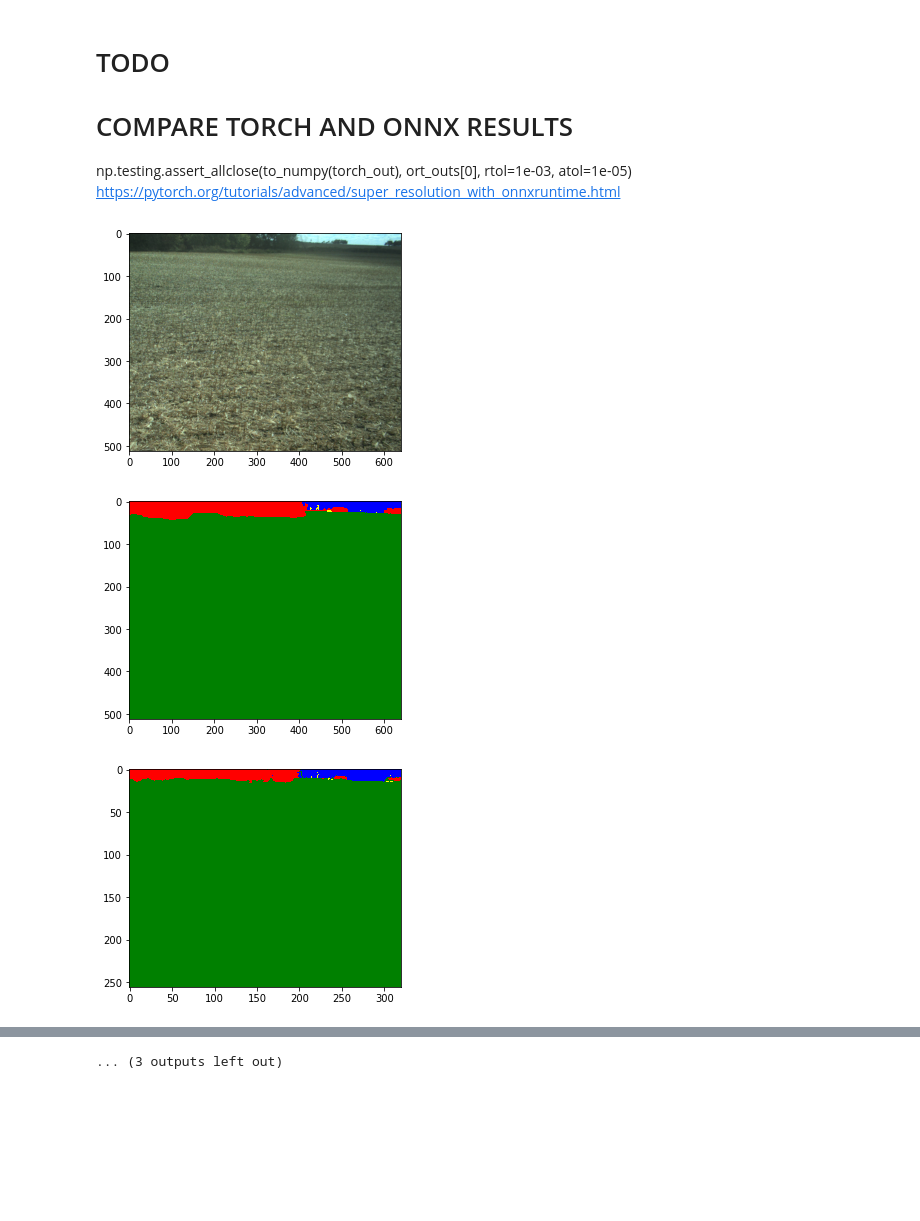
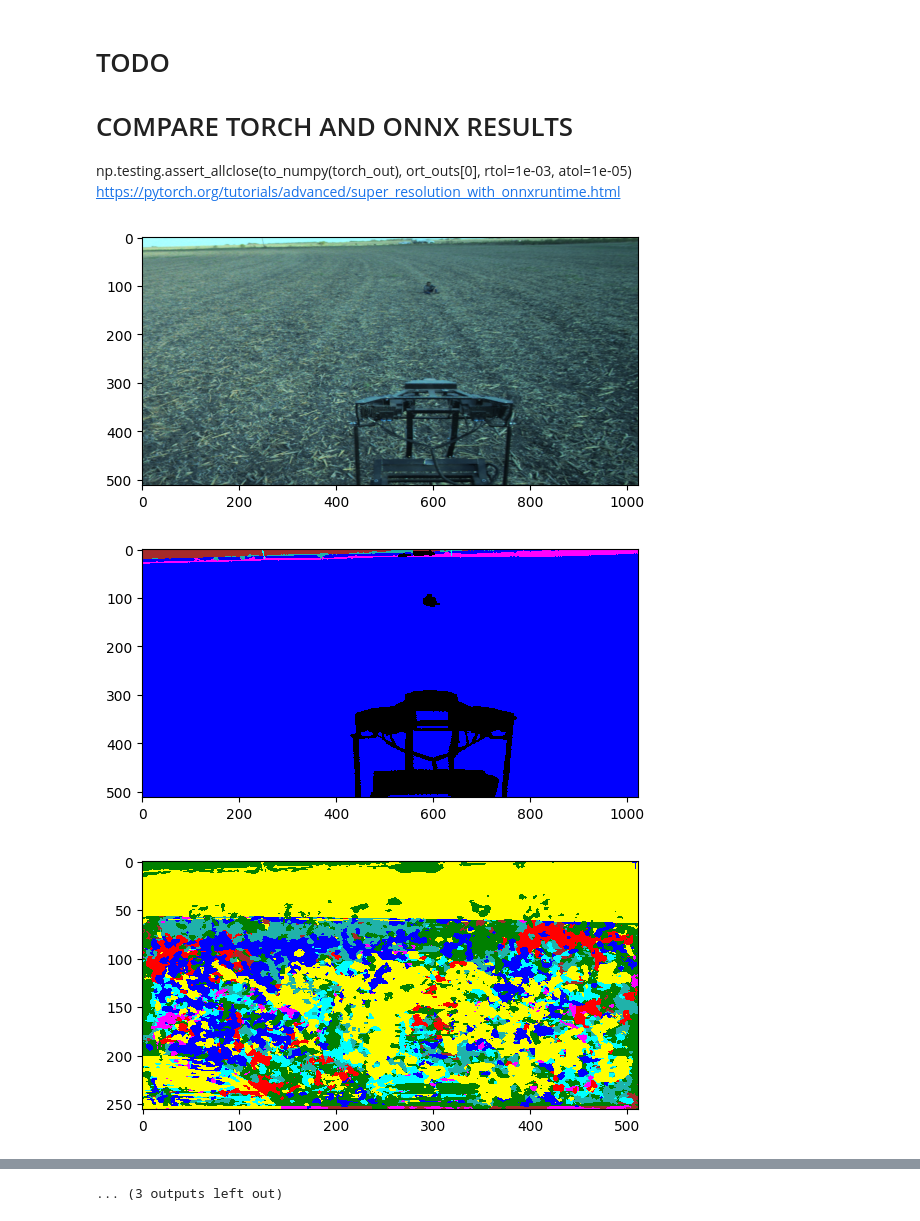
Before and after one commit to Alex17Li/scripts, a Jupyter notebook: notebooks/visualize_dataloader_and_onnx_output.ipynb, the cells around one changed output, grey strips where cells are left out. Cells and saved outputs as stored; diff of their text form; code cells hidden in the pictures; blank space fills up the shorter version.

```diff
--- a/notebooks/visualize_dataloader_and_onnx_output.ipynb
+++ b/notebooks/visualize_dataloader_and_onnx_output.ipynb
@@ -52,16 +79,3 @@ print(batch[0,0,::100,::100])
-# %%
-for i in range(2):
-    arr = x[i].detach().numpy().transpose(1,2,0)
-    plt.imshow(arr)
-    plt.show()
-    label = y[i][0].detach().numpy()
-    label_to_plot = np.where(label == 255, -1, label)
-    fig, ax = plt.subplots()
-    plt.imshow(label_to_plot, vmin=-1, vmax=9, interpolation='nearest')
-    plt.show()
-    # plt.imshow(label == 255)
-    # plt.colorbar()
-    # plt.show()
 # %%
 import onnx
 import onnxruntime
@@ -72,7 +86,7 @@ from dl.utils.colors import classlabels_viz_cmap, classlabels_viz_norm
 # onnx_path = '/mnt/sandbox1/ben.cline/data/20240110/exports/ds_v6_2_50k_nextvit_small_sample_2_dynamic_quarter_res_512_640.onnx'
 # onnx_path = '/mnt/sandbox1/ben.cline/data/20240110/exports/ds_v6_2_50k_efficientvit_l1_512_quarter_res_dynamic.onnx'
 # onnx_path = '/mnt/sandbox1/ben.cline/data/20240110/exports/ds_v6_2_10x_human_hundredth_trees_objects_birds_as_birds_1000x_lower_humans_100x_vehicles_512_640_20240301.onnx'
-onnx_path ='/mnt/sandbox1/alex.li/highres/bc_sandbox_2024/repvit_M1.5_512/bc_sandbox_2024_val_bestmodel.onnx'
+onnx_path ='/home/alexli/data/M1.5_512.onnx'
 onnx_model = onnx.load(onnx_path)
 onnx.checker.check_model(onnx_model)
 # %%
@@ -82,13 +96,13 @@ def to_numpy(tensor):
     return tensor.detach().cpu().numpy() if tensor.requires_grad else tensor.cpu().numpy()
 
 # compute ONNX Runtime output prediction
-ort_inputs = {ort_session.get_inputs()[0].name: to_numpy(x)}
+ort_inputs = {ort_session.get_inputs()[0].name: to_numpy(batch)}
 ort_outs = ort_session.run(None, ort_inputs)
 # %%
-if len(ort_outs) == 2:
-    ort_pred_labels = ort_outs[0]
-    ort_confidences = ort_outs[1]
-else:
-    ort_pred_logits = ort_outs[0]
-    ort_pred_labels = np.argmax(ort_pred_logits, axis=1)
+# if len(ort_outs) == 2:
+#     ort_pred_labels = ort_outs[0]
+#     ort_confidences = ort_outs[1]
+# else:
+ort_pred_logits = ort_outs[0]
+ort_pred_labels = np.argmax(ort_pred_logits, axis=1)
 ort_pred_labels.shape
@@ -103,28 +115,28 @@ np.testing.assert_allclose(to_numpy(torch_out), ort_outs[0], rtol=1e-03, atol=1e
 https://pytorch.org/tutorials/advanced/super_resolution_with_onnxruntime.html
 # %%
 for i in range(5):
-    arr = x[i].detach().numpy().transpose(1,2,0)
+    arr = batch[i].cpu().detach().numpy().transpose(1,2,0)
     plt.imshow(arr)
     plt.show()
-    label = y[i][0].detach().numpy()
+    label = labels[i][0].detach().numpy()
     label_to_plot = np.where(label == 255, -1, label)
     fig, ax = plt.subplots()
     plt.imshow(label_to_plot, classlabels_viz_cmap, classlabels_viz_norm, interpolation='nearest')
     plt.show()
     fig, ax = plt.subplots()
     # plt.imshow(ort_pred_labels[i][0], vmin=-1, vmax=9, interpolation='nearest')
-    # plt.imshow(ort_pred_labels[i][0], classlabels_viz_cmap, classlabels_viz_norm, interpolation='nearest')
-    plt.imshow(ort_pred_logits[i][0], classlabels_viz_cmap, classlabels_viz_norm, interpolation='nearest')
+    plt.imshow(ort_pred_labels[i], classlabels_viz_cmap, classlabels_viz_norm, interpolation='nearest')
+    #plt.imshow(ort_pred_logits[i], classlabels_viz_cmap, classlabels_viz_norm, interpolation='nearest')
 
 
 
     # plt.imshow(ort_pred_labels[i], classlabels_viz_cmap, classlabels_viz_norm, interpolation='nearest')
 
     plt.show()
     # plt.imshow(label == 255)
     # plt.colorbar()
     # plt.show()
 # %% [output]
-[figure, old version]
+[figure, new version]
-[figure, old version]
+[figure, new version]
-[figure, old version]
+[figure, new version]
```
Also changed, not shown: parts of 7 cells of this notebook, 4 other files.
